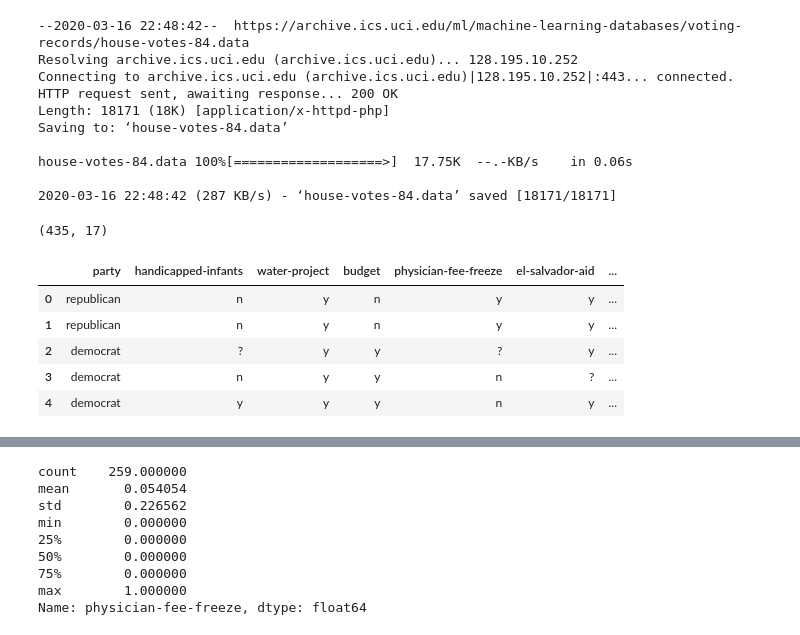
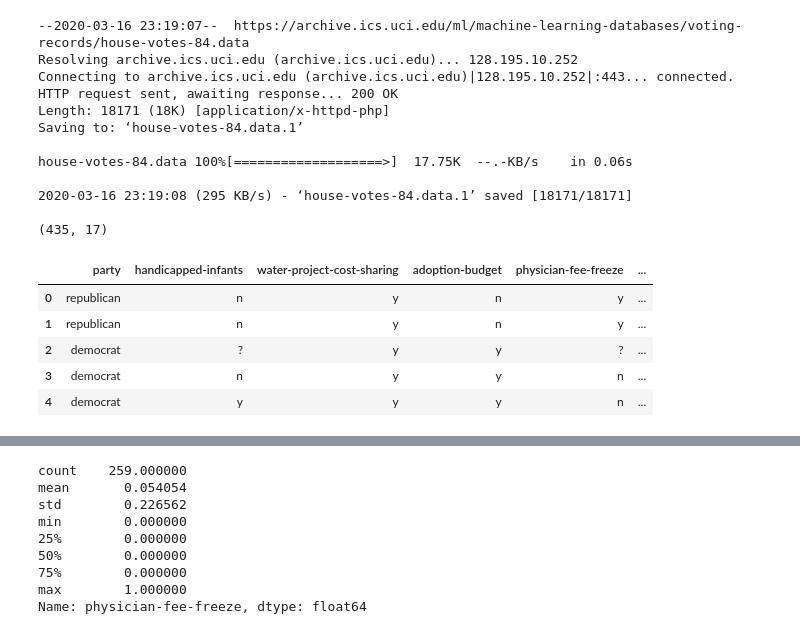
Before and after one commit to akhildraju/DS-Unit-1-Sprint-2-Statistics, a Jupyter notebook: module1/LS_DS_121_Statistics_Probability_Assignment.ipynb, the cells around one changed output, grey strips where cells are left out. Saved outputs shown, nothing was run; the diff lists cells and outputs as text; code cells hidden in the pictures.

```diff
--- a/module1/LS_DS_121_Statistics_Probability_Assignment.ipynb
+++ b/module1/LS_DS_121_Statistics_Probability_Assignment.ipynb
@@ -22,45 +22,45 @@ Note that this data will involve *2 sample* t-tests, because you're comparing av
 # %%
 ### YOUR CODE STARTS HERE
 import pandas as pd
 import numpy as np
 import seaborn as sns
 from matplotlib import style
 from scipy.stats import ttest_ind, ttest_ind_from_stats, ttest_rel, ttest_1samp
 
 style.use('fivethirtyeight')
 
 
 !wget https://archive.ics.uci.edu/ml/machine-learning-databases/voting-records/house-votes-84.data
+
+df = pd.read_csv('house-votes-84.data',
+                        header=None,
+                         names=['party','handicapped-infants','water-project-cost-sharing',
+                                  'adoption-budget','physician-fee-freeze', 'el-salvador-aid',
+                                  'religious-groups','anti-satellite-ban',
+                                  'aid-to-contras','mx-missile','immigration',
+                                  'synfuels', 'education-spending', 'right-to-sue','crime','duty-free',
+                                  'south-africa'])
+print(df.shape)
+df.head()
 # %% [output]
---2020-03-16 22:48:42--  https://archive.ics.uci.edu/ml/machine-learning-databases/voting-records/house-votes-84.data
+--2020-03-16 23:19:07--  https://archive.ics.uci.edu/ml/machine-learning-databases/voting-records/house-votes-84.data
 Resolving archive.ics.uci.edu (archive.ics.uci.edu)... 128.195.10.252
 Connecting to archive.ics.uci.edu (archive.ics.uci.edu)|128.195.10.252|:443... connected.
 HTTP request sent, awaiting response... 200 OK
 Length: 18171 (18K) [application/x-httpd-php]
-Saving to: ‘house-votes-84.data’
+Saving to: ‘house-votes-84.data.1’
 
 house-votes-84.data 100%[===================>]  17.75K  --.-KB/s    in 0.06s
 
-2020-03-16 22:48:42 (287 KB/s) - ‘house-votes-84.data’ saved [18171/18171]
+2020-03-16 23:19:08 (295 KB/s) - ‘house-votes-84.data.1’ saved [18171/18171]
+
+(435, 17)
+|  | party | handicapped-infants | water-project-cost-sharing | adoption-budget | physician-fee-freeze | ... |
+| 0 | republican | n | y | n | y | ... |
+| 1 | republican | n | y | n | y | ... |
+| 2 | democrat | ? | y | y | ? | ... |
+| 3 | democrat | n | y | y | n | ... |
+| 4 | democrat | y | y | y | n | ... |
-# %%
-df = pd.read_csv('house-votes-84.data',
-                        header=None,
-                         names=['party','handicapped-infants','water-project',
-                                  'budget','physician-fee-freeze', 'el-salvador-aid',
-                                  'religious-groups','anti-satellite-ban',
-                                  'aid-to-contras','mx-missile','immigration',
-                                  'synfuels', 'education', 'right-to-sue','crime','duty-free',
-                                  'south-africa'])
-print(df.shape)
-df.head()
-# %% [output]
-(435, 17)
-|  | party | handicapped-infants | water-project | budget | physician-fee-freeze | el-salvador-aid | ... |
-| 0 | republican | n | y | n | y | y | ... |
-| 1 | republican | n | y | n | y | y | ... |
-| 2 | democrat | ? | y | y | ? | y | ... |
-| 3 | democrat | n | y | y | n | ? | ... |
-| 4 | democrat | y | y | y | n | y | ... |
 # %%
 df = df.replace({'?':np.NaN, 'n':0, 'y':1})
 df.head()
```
Also changed, not shown: parts of 4 cells of this notebook.
